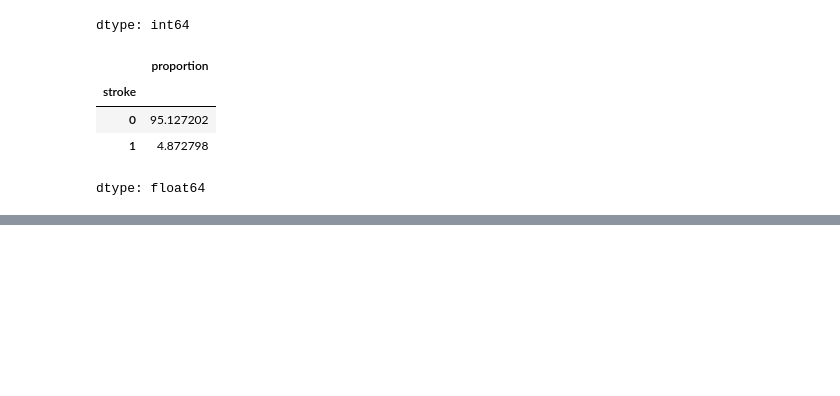
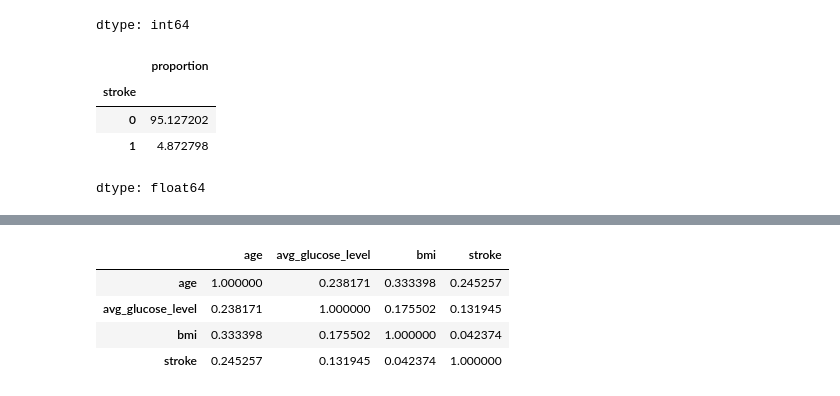
Before and after one commit to pyash45/Stoke_Prediction, a Jupyter notebook: Stoke_prediction.ipynb, the cells around one changed output, grey strips where cells are left out. Cells and saved outputs as stored; diff of their text form; code cells hidden in the pictures; blank space fills up the shorter version.

```diff
--- a/Stoke_prediction.ipynb
+++ b/Stoke_prediction.ipynb
@@ -105,0 +257,8 @@ px.bar(x=y.value_counts().index, y=y.value_counts(), color=y.value_counts().inde
+# %%
+df[numerical_val+['stroke']].corr()
+# %% [output]
+|  | age | avg_glucose_level | bmi | stroke |
+| age | 1.000000 | 0.238171 | 0.333398 | 0.245257 |
+| avg_glucose_level | 0.238171 | 1.000000 | 0.175502 | 0.131945 |
+| bmi | 0.333398 | 0.175502 | 1.000000 | 0.042374 |
+| stroke | 0.245257 | 0.131945 | 0.042374 | 1.000000 |
```
Also changed, not shown: parts of 21 cells of this notebook.
